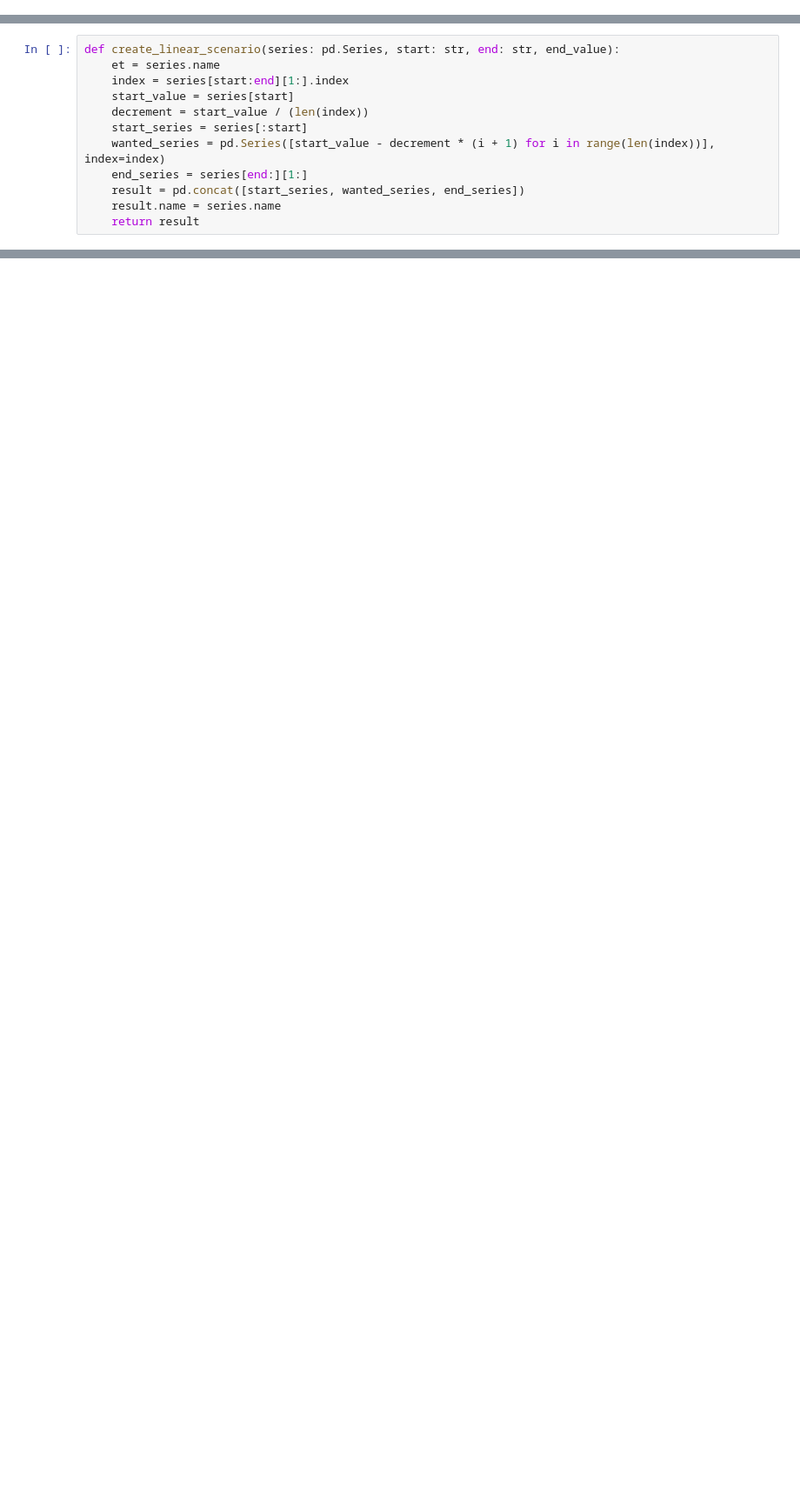
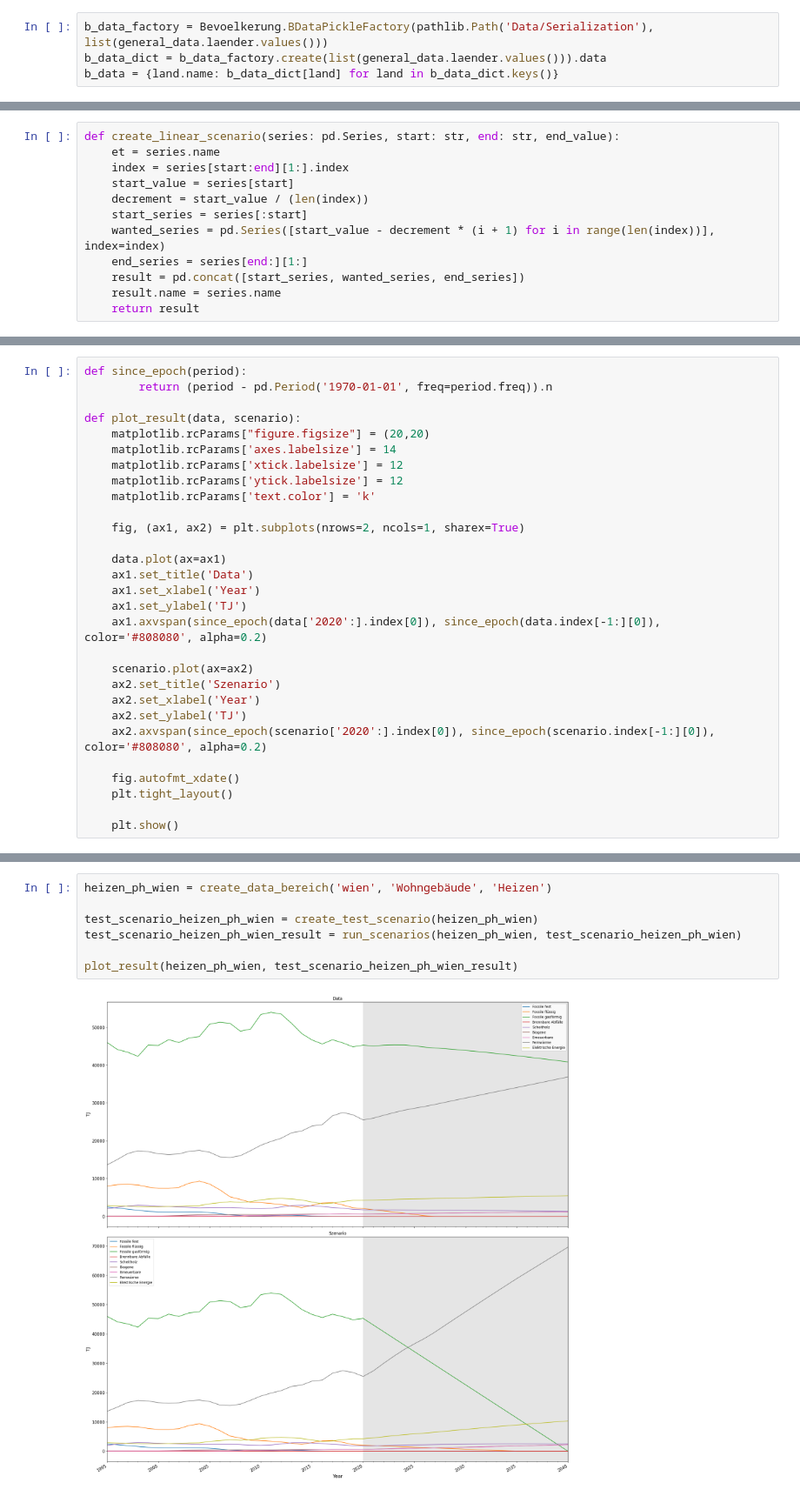
Before and after one commit to tiZyJoshi/MasterProject, a Jupyter notebook: playground.ipynb, the cells around one changed output, grey strips where cells are left out. Shown at 87% size. Drawn from its saved outputs; the diff is of its cells as text; blank space fills up the shorter version.

```diff
--- a/playground.ipynb
+++ b/playground.ipynb
@@ -49,6 +52,10 @@ nea_data = {land.name: {sektor.name: {bereich.name: nea_dict_data[land][sektor][
 
 #eb_dict_data = create_eb_data(general_data).data
 #eb_data = {land.name: {sektor.name: eb_dict_data[land][sektor] for sektor in nea_dict_data[land].keys()} for land in eb_dict_data.keys()}
+# %%
+b_data_factory = Bevoelkerung.BDataPickleFactory(pathlib.Path('Data/Serialization'), list(general_data.laender.values()))
+b_data_dict = b_data_factory.create(list(general_data.laender.values())).data
+b_data = {land.name: b_data_dict[land] for land in b_data_dict.keys()}
 # %%
 def clean_negative_values(data):
     df = data.copy()
@@ -158,0 +171,29 @@ test_scenario_result.plot()
+# %%
+def since_epoch(period):
+        return (period - pd.Period('1970-01-01', freq=period.freq)).n
+
+def plot_result(data, scenario):
+    matplotlib.rcParams["figure.figsize"] = (20,20)
+    matplotlib.rcParams['axes.labelsize'] = 14
+    matplotlib.rcParams['xtick.labelsize'] = 12
+    matplotlib.rcParams['ytick.labelsize'] = 12
+    matplotlib.rcParams['text.color'] = 'k'
+
+    fig, (ax1, ax2) = plt.subplots(nrows=2, ncols=1, sharex=True)
+
+    data.plot(ax=ax1)
+    ax1.set_title('Data')
+    ax1.set_xlabel('Year')
+    ax1.set_ylabel('TJ')
+    ax1.axvspan(since_epoch(data['2020':].index[0]), since_epoch(data.index[-1:][0]), color='#808080', alpha=0.2)
+
+    scenario.plot(ax=ax2)
+    ax2.set_title('Szenario')
+    ax2.set_xlabel('Year')
+    ax2.set_ylabel('TJ')
+    ax2.axvspan(since_epoch(scenario['2020':].index[0]), since_epoch(scenario.index[-1:][0]), color='#808080', alpha=0.2)
+
+    fig.autofmt_xdate()
+    plt.tight_layout()
+
+    plt.show()
@@ -158,0 +208,9 @@ test_scenario_result.plot()
+# %%
+heizen_ph_wien = create_data_bereich('wien', 'Wohngebäude', 'Heizen')
+
+test_scenario_heizen_ph_wien = create_test_scenario(heizen_ph_wien)
+test_scenario_heizen_ph_wien_result = run_scenarios(heizen_ph_wien, test_scenario_heizen_ph_wien)
+
+plot_result(heizen_ph_wien, test_scenario_heizen_ph_wien_result)
+# %% [output]
+[figure, added]
```
Also changed, not shown: parts of 11 cells of this notebook.
